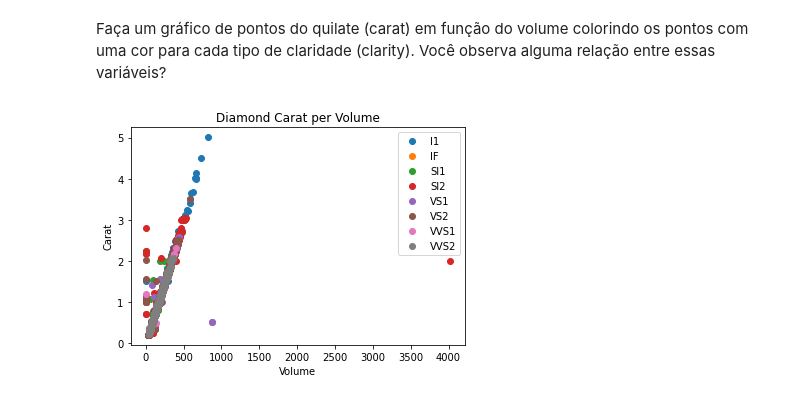
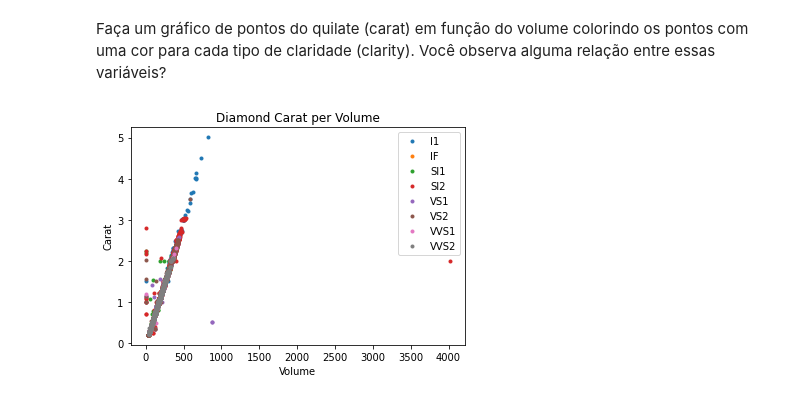
Before and after one commit to valuedriven/dataanalysis, a Jupyter notebook: exercicio_pandas_graficos_complementar.ipynb, the cells around one changed output. Drawn from its saved outputs; the diff is of its cells as text; code cells hidden in the pictures.

```diff
--- a/exercicio_pandas_graficos_complementar.ipynb
+++ b/exercicio_pandas_graficos_complementar.ipynb
@@ -131,7 +131,7 @@ import matplotlib.pyplot as plt
 
 cut_groups = df.groupby('cut')
 for name, group in cut_groups:
-    plt.plot(group.carat, group.price, marker='o', linestyle='', label=name)
+    plt.plot(group.carat, group.price, marker='o', markersize=2, linestyle='', label=name)
 
 plt.legend()
 plt.title("Diamond Price per Carat")
@@ -145,14 +145,14 @@ Faça um gráfico de pontos do quilate (carat) em função do volume colorindo o
 # %%
 import matplotlib.pyplot as plt
 
 clarity_groups = df.groupby('clarity')
 for name, group in clarity_groups:
-    plt.plot(group.volume, group.carat, marker='o', linestyle='', label=name)
+    plt.plot(group.volume, group.carat, marker='o',  markersize=3, linestyle='', label=name)
 
 plt.legend()
 plt.title("Diamond Carat per Volume")
 plt.xlabel('Volume')
 plt.ylabel('Carat')
 plt.show()
 # %% [output]
-[figure, old version]
+[figure, new version]
```
Also changed, not shown: parts of 1 cell of this notebook.
